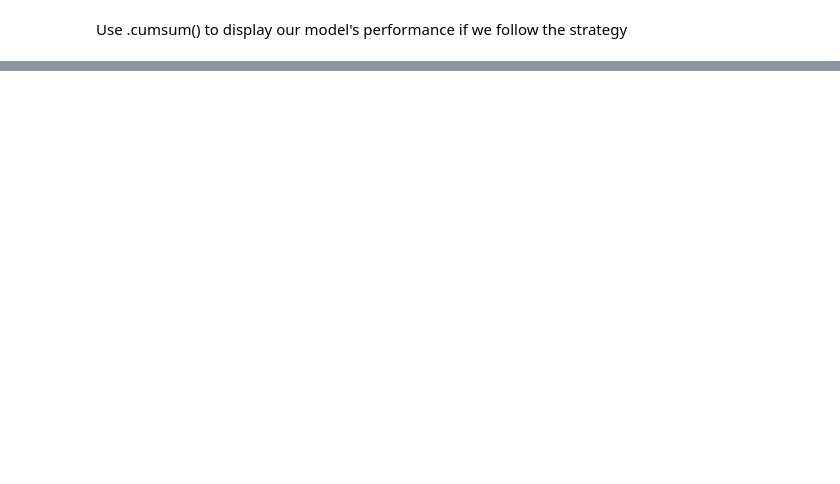
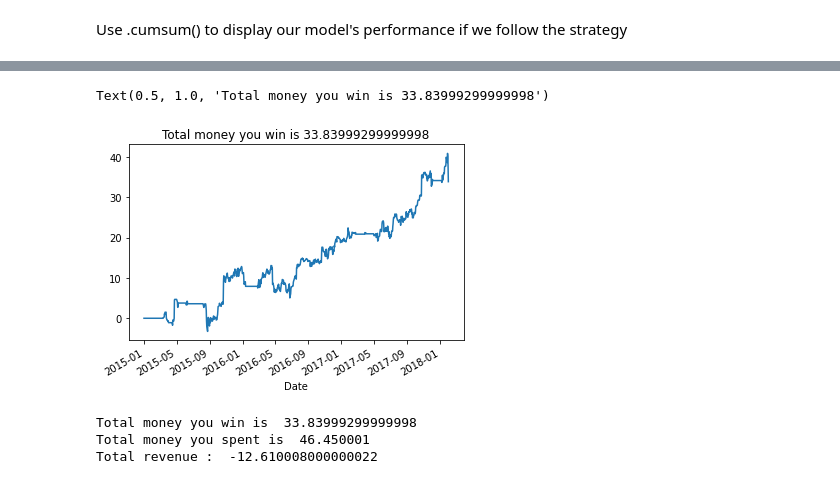
Before and after one commit to asavoullis/Python_Projects_2023, a Jupyter notebook: Python_and_Statistics_for_Financial_Analysis/Facebook_and_Microsoft_Analysis.ipynb, the cells around one changed output, grey strips where cells are left out. Cells and saved outputs as stored; diff of their text form; code cells hidden in the pictures; blank space fills up the shorter version.

```diff
--- a/Python_and_Statistics_for_Financial_Analysis/Facebook_and_Microsoft_Analysis.ipynb
+++ b/Python_and_Statistics_for_Financial_Analysis/Facebook_and_Microsoft_Analysis.ipynb
@@ -760,0 +850,5 @@ Text(0.5, 1.0, 'Total money you win is 145.72000500000001')
+# %%
+#Use .cumsum() to calculate the accumulated wealth over the period
+
+ms['wealth'] = ms['Profit'].cumsum()
+ms.tail()
@@ -760,0 +863,19 @@ Text(0.5, 1.0, 'Total money you win is 145.72000500000001')
+# %%
+ms['wealth'].plot()
+plt.title('Total money you win is {}'.format(ms.loc[ms.index[-2], 'wealth']))
+
+# the last rows of Close_Price_Tomorrow, Price_Diff, Return, Profit, wealth
+# Have NaN (null) values because they are computed by Close_Price_Tomorrow
+# and Close_Price_Tomorrow is calculated using shift(-1)
+# %% [output]
+Text(0.5, 1.0, 'Total money you win is 33.83999299999998')
+[figure, added]
+# %%
+print("Total money you win is ", ms.loc[ms.index[-2], 'wealth'])
+print("Total money you spent is ", ms.loc[ms.index[0], 'Close'])
+revenue = ms.loc[ms.index[-2], 'wealth'] - ms.loc[ms.index[0], 'Close']
+print("Total revenue : ", revenue)
+# %% [output]
+Total money you win is  33.83999299999998
+Total money you spent is  46.450001
+Total revenue :  -12.610008000000022
```
Also changed, not shown: parts of 10 cells of this notebook.
